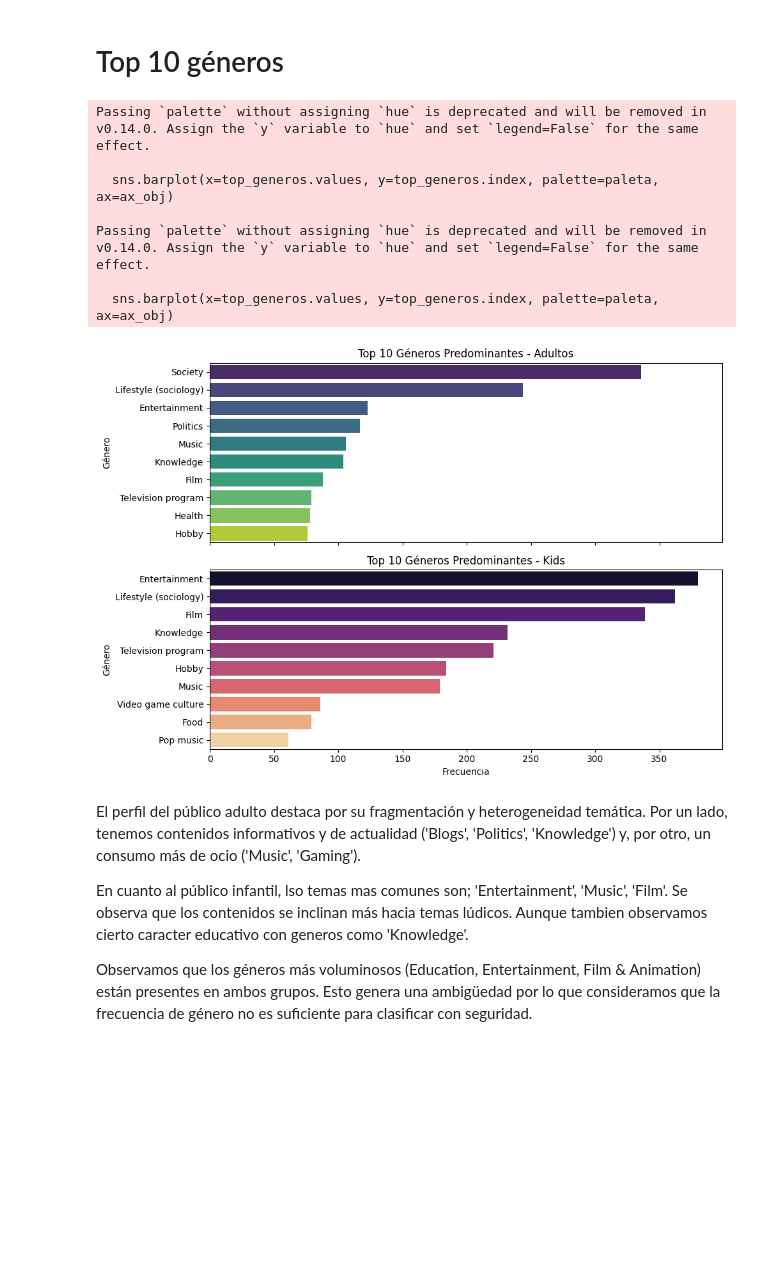
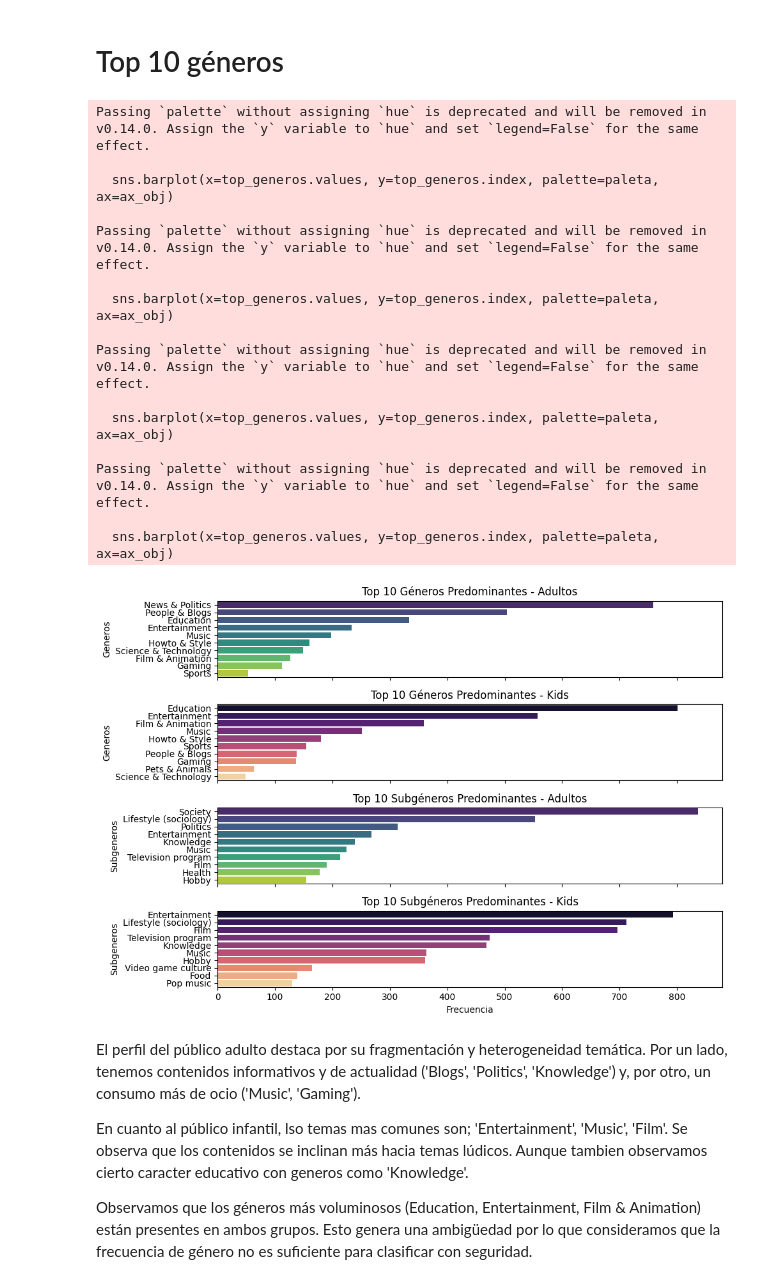
Before and after one commit to UCM-GIDIA-PD1/c2526-R1, a Jupyter notebook: src/analisis_kids.ipynb, the cells around one changed output. Drawn from its saved outputs; the diff is of its cells as text; code cells hidden in the pictures; blank space fills up the shorter version.

```diff
--- a/src/analisis_kids.ipynb
+++ b/src/analisis_kids.ipynb
@@ -73,2 +24,9 @@ Descargado: union_dfs_20260303
 # %% [markdown]
 # Transformamos la columna "Duracion"
+# %%
+with open("Private/Claves.json", "r", encoding="utf-8") as archivo:
+    claves = json.load(archivo)
+
+claves["Url"] = claves["Url"].replace("https://", "").replace("http://", "").split("/")[0]
+df = download_dataframe_minio("pd1", "grupo1/clean/union_dfs_20260304",claves=claves,file_format="parquet")
+df.tail()
@@ -132,23 +97,32 @@ En ambos grupos vemos puntos por encima de los bigotes (outliers). En adultos es
 # Top 10 géneros
 # %%
 # Configuración
-fig, ax = plt.subplots(2, 1, figsize=(10, 7), sharex=True)
+fig, ax = plt.subplots(4, 1, figsize=(10, 7), sharex=True)
 
 # Llamamos a la función para cada grupo
-utils.graficar_top_generos(df_Adult, 'Top 10 Géneros Predominantes - Adultos', ax[0], 'viridis')
-utils.graficar_top_generos(df_Kids, 'Top 10 Géneros Predominantes - Kids', ax[1], 'magma')
-
+utils.graficar_top_generos(df_Adult, 'Top 10 Géneros Predominantes - Adultos', ax[0], 'viridis', "Generos")
+utils.graficar_top_generos(df_Kids, 'Top 10 Géneros Predominantes - Kids', ax[1], 'magma', "Generos")
+utils.graficar_top_generos(df_Adult, 'Top 10 Subgéneros Predominantes - Adultos', ax[2], 'viridis', "Subgeneros")
+utils.graficar_top_generos(df_Kids, 'Top 10 Subgéneros Predominantes - Kids', ax[3], 'magma', "Subgeneros")
 plt.tight_layout()
 plt.show()
 # %% [output]
 Passing `palette` without assigning `hue` is deprecated and will be removed in v0.14.0. Assign the `y` variable to `hue` and set `legend=False` for the same effect.
 
   sns.barplot(x=top_generos.values, y=top_generos.index, palette=paleta, ax=ax_obj)
 
 Passing `palette` without assigning `hue` is deprecated and will be removed in v0.14.0. Assign the `y` variable to `hue` and set `legend=False` for the same effect.
 
   sns.barplot(x=top_generos.values, y=top_generos.index, palette=paleta, ax=ax_obj)
+
+Passing `palette` without assigning `hue` is deprecated and will be removed in v0.14.0. Assign the `y` variable to `hue` and set `legend=False` for the same effect.
+
+  sns.barplot(x=top_generos.values, y=top_generos.index, palette=paleta, ax=ax_obj)
+
+Passing `palette` without assigning `hue` is deprecated and will be removed in v0.14.0. Assign the `y` variable to `hue` and set `legend=False` for the same effect.
+
+  sns.barplot(x=top_generos.values, y=top_generos.index, palette=paleta, ax=ax_obj)
-[figure, old version]
+[figure, new version]
 # %% [markdown]
 El perfil del público adulto destaca por su fragmentación y heterogeneidad temática. Por un lado, tenemos contenidos informativos y de actualidad ('Blogs', 'Politics', 'Knowledge') y, por otro, un consumo más de ocio ('Music', 'Gaming').
 
```
Also changed, not shown: parts of 5 cells of this notebook, 3 other files.
